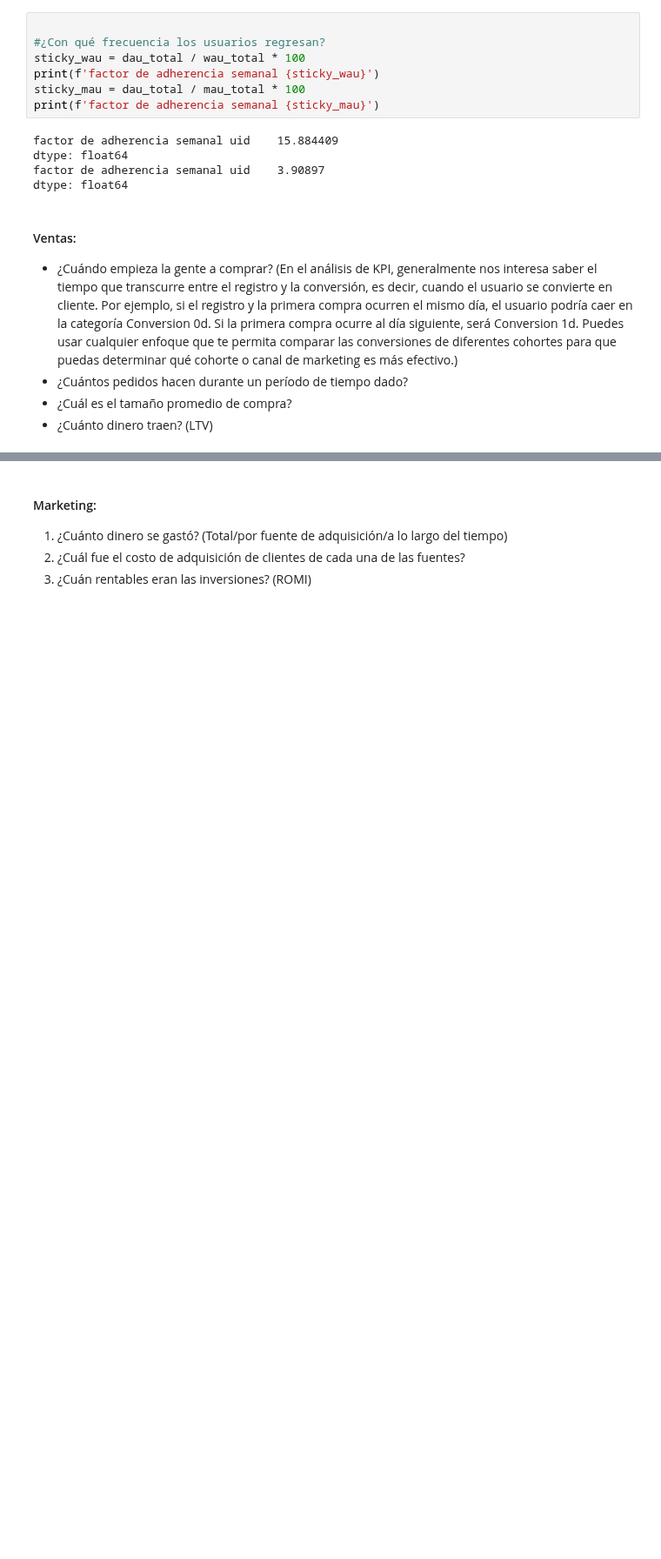
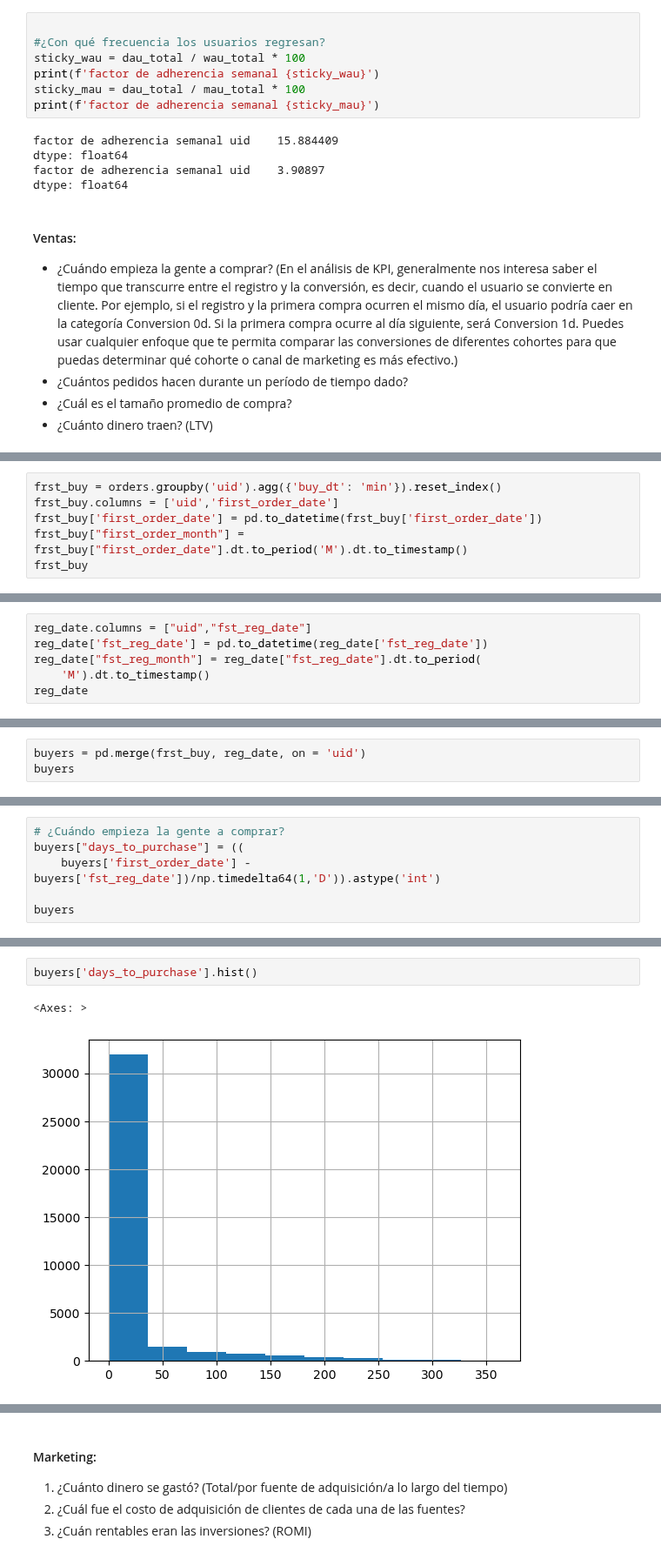
Before and after one commit to hukitan/tripleten, a Jupyter notebook: Proyectos_en_desarrollo/Proyecto 9/proyecto_9.ipynb, the cells around one changed output, grey strips where cells are left out. Shown at 87% size. Cells and saved outputs as stored; diff of their text form; blank space fills up the shorter version.

```diff
--- a/Proyectos_en_desarrollo/Proyecto 9/proyecto_9.ipynb
+++ b/Proyectos_en_desarrollo/Proyecto 9/proyecto_9.ipynb
@@ -268,0 +255,6 @@ KeyError: 'order_month'
+# %%
+frst_buy = orders.groupby('uid').agg({'buy_dt': 'min'}).reset_index()
+frst_buy.columns = ['uid','first_order_date']
+frst_buy['first_order_date'] = pd.to_datetime(frst_buy['first_order_date'])
+frst_buy["first_order_month"] = frst_buy["first_order_date"].dt.to_period('M').dt.to_timestamp()
+frst_buy
@@ -268,0 +275,6 @@ KeyError: 'order_month'
+# %%
+reg_date.columns = ["uid","fst_reg_date"]
+reg_date['fst_reg_date'] = pd.to_datetime(reg_date['fst_reg_date'])
+reg_date["fst_reg_month"] = reg_date["fst_reg_date"].dt.to_period(
+    'M').dt.to_timestamp()
+reg_date
@@ -268,0 +295,3 @@ KeyError: 'order_month'
+# %%
+buyers = pd.merge(frst_buy, reg_date, on = 'uid')
+buyers
@@ -268,0 +312,6 @@ KeyError: 'order_month'
+# %%
+# ¿Cuándo empieza la gente a comprar?
+buyers["days_to_purchase"] = ((
+    buyers['first_order_date'] - buyers['fst_reg_date'])/np.timedelta64(1,'D')).astype('int')
+
+buyers
@@ -268,0 +332,5 @@ KeyError: 'order_month'
+# %%
+buyers['days_to_purchase'].hist()
+# %% [output]
+<Axes: >
+[figure, added]
```
Also changed, not shown: parts of 22 cells of this notebook.
